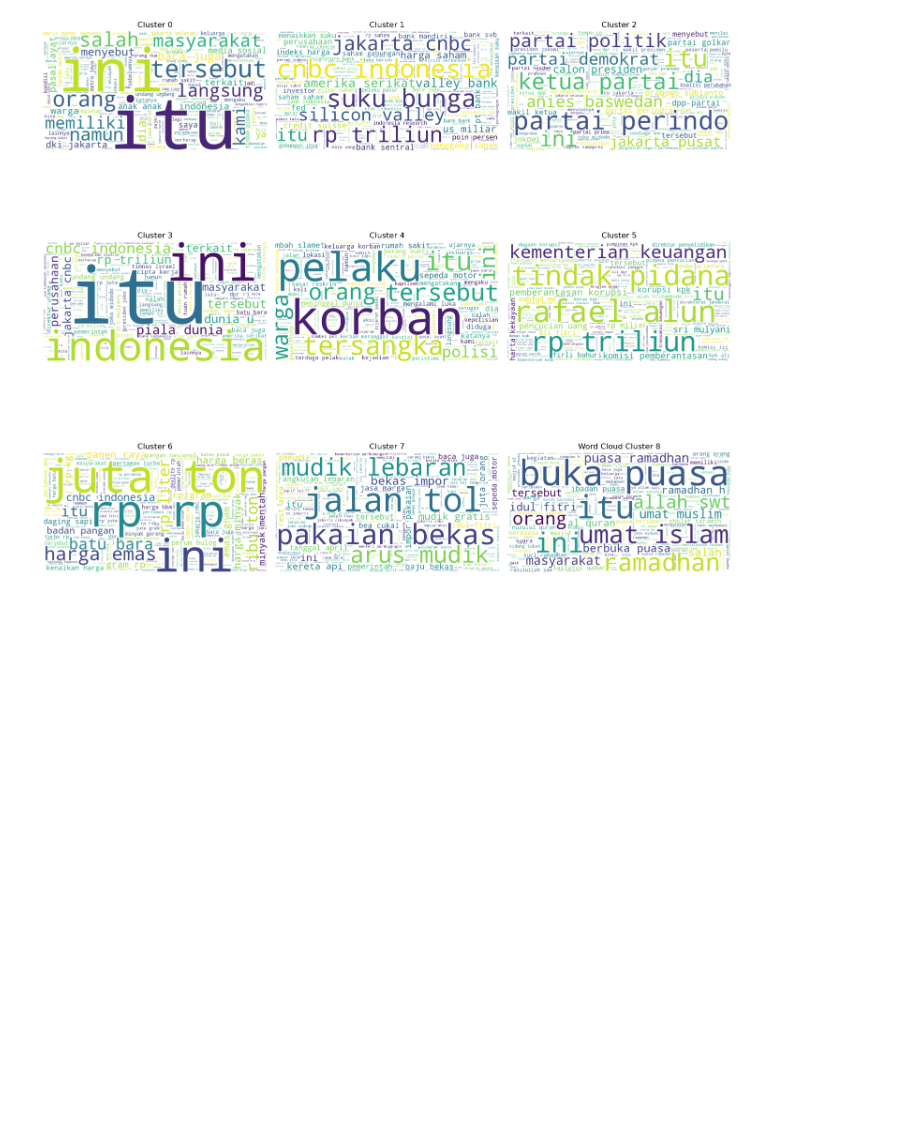
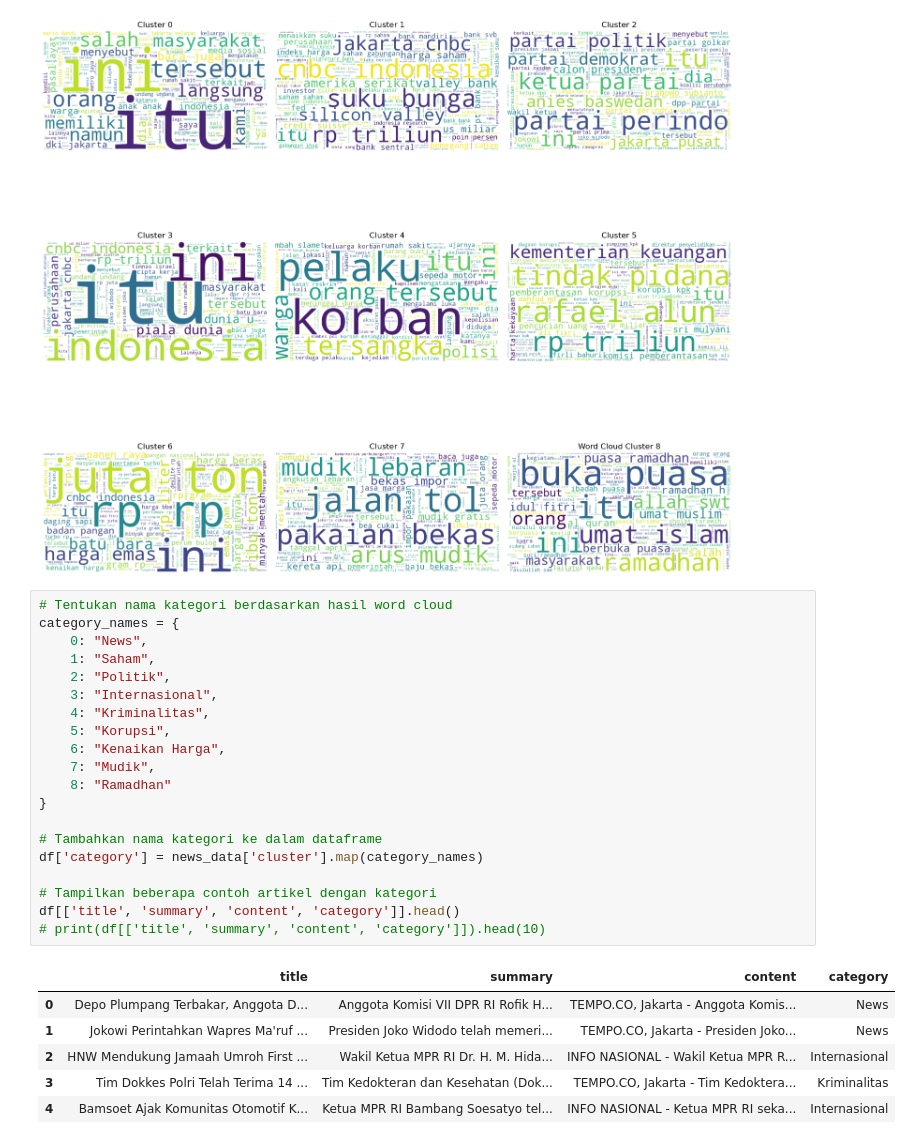
Before and after one commit to hafidnrzs/stki-api, a Jupyter notebook: category_cluster.ipynb, the cells around one changed output. Cells and saved outputs as stored; diff of their text form; blank space fills up the shorter version.

Commit message:
fix: buat kategori berita dan upload hasil data berita

```diff
--- a/category_cluster.ipynb
+++ b/category_cluster.ipynb
@@ -213,3 +213,30 @@ plt.tight_layout()
 plt.show()
 # %% [output]
 [figure]
+# %%
+# Tentukan nama kategori berdasarkan hasil word cloud
+category_names = {
+    0: "News",
+    1: "Saham",
+    2: "Politik",
+    3: "Internasional",
+    4: "Kriminalitas",
+    5: "Korupsi",
+    6: "Kenaikan Harga",
+    7: "Mudik",
+    8: "Ramadhan"
+}
+
+# Tambahkan nama kategori ke dalam dataframe
+df['category'] = news_data['cluster'].map(category_names)
+
+# Tampilkan beberapa contoh artikel dengan kategori
+df[['title', 'summary', 'content', 'category']].head()
+# print(df[['title', 'summary', 'content', 'category']]).head(10)
+# %% [output]
+|  | title | summary | content | category |
+| 0 | Depo Plumpang Terbakar, Anggota D... | Anggota Komisi VII DPR RI Rofik H... | TEMPO.CO, Jakarta - Anggota Komis... | News |
+| 1 | Jokowi Perintahkan Wapres Ma'ruf ... | Presiden Joko Widodo telah memeri... | TEMPO.CO, Jakarta - Presiden Joko... | News |
+| 2 | HNW Mendukung Jamaah Umroh First ... | Wakil Ketua MPR RI Dr. H. M. Hida... | INFO NASIONAL - Wakil Ketua MPR R... | Internasional |
+| 3 | Tim Dokkes Polri Telah Terima 14 ... | Tim Kedokteran dan Kesehatan (Dok... | TEMPO.CO, Jakarta - Tim Kedoktera... | Kriminalitas |
+| 4 | Bamsoet Ajak Komunitas Otomotif K... | Ketua MPR RI Bambang Soesatyo tel... | INFO NASIONAL - Ketua MPR RI seka... | Internasional |
```
Also changed, not shown: parts of 1 cell of this notebook, 2 other files.
